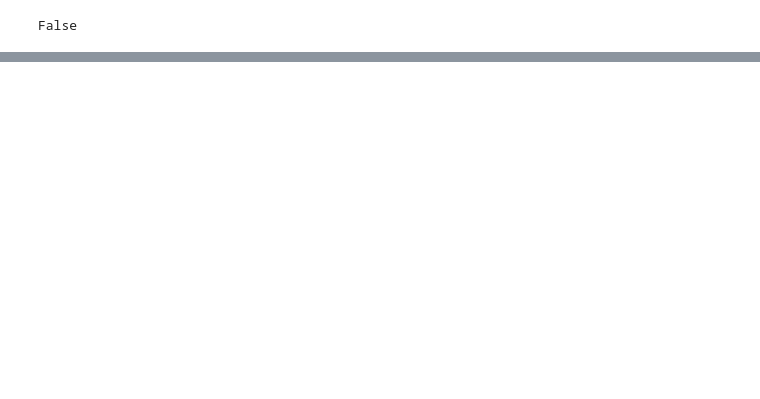
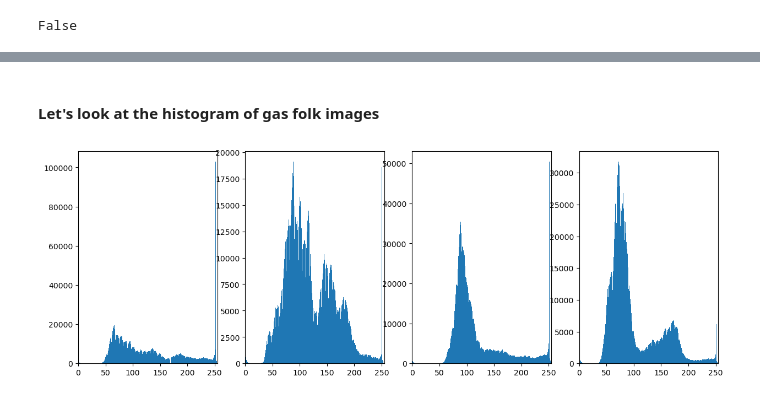
Before and after one commit to Arrofi07/aut-project-gefertec, a Jupyter notebook: Bildvorverarbeitung.ipynb, the cells around one changed output, grey strips where cells are left out. Drawn from its saved outputs; the diff is of its cells as text; code cells hidden in the pictures; blank space fills up the shorter version.

```diff
--- a/Bildvorverarbeitung.ipynb
+++ b/Bildvorverarbeitung.ipynb
@@ -222,0 +212,6 @@ for frame_name in tqdm(glob.iglob(f"{frames_dir}*.jpg")):
+# %% [markdown]
+#### Let's look at the histogram of gas folk images
+# %%
+show_histograms(example_images_path, example_images_num_unsauber)
+# %% [output]
+[figure, added]
```
Also changed, not shown: parts of 58 cells of this notebook.
